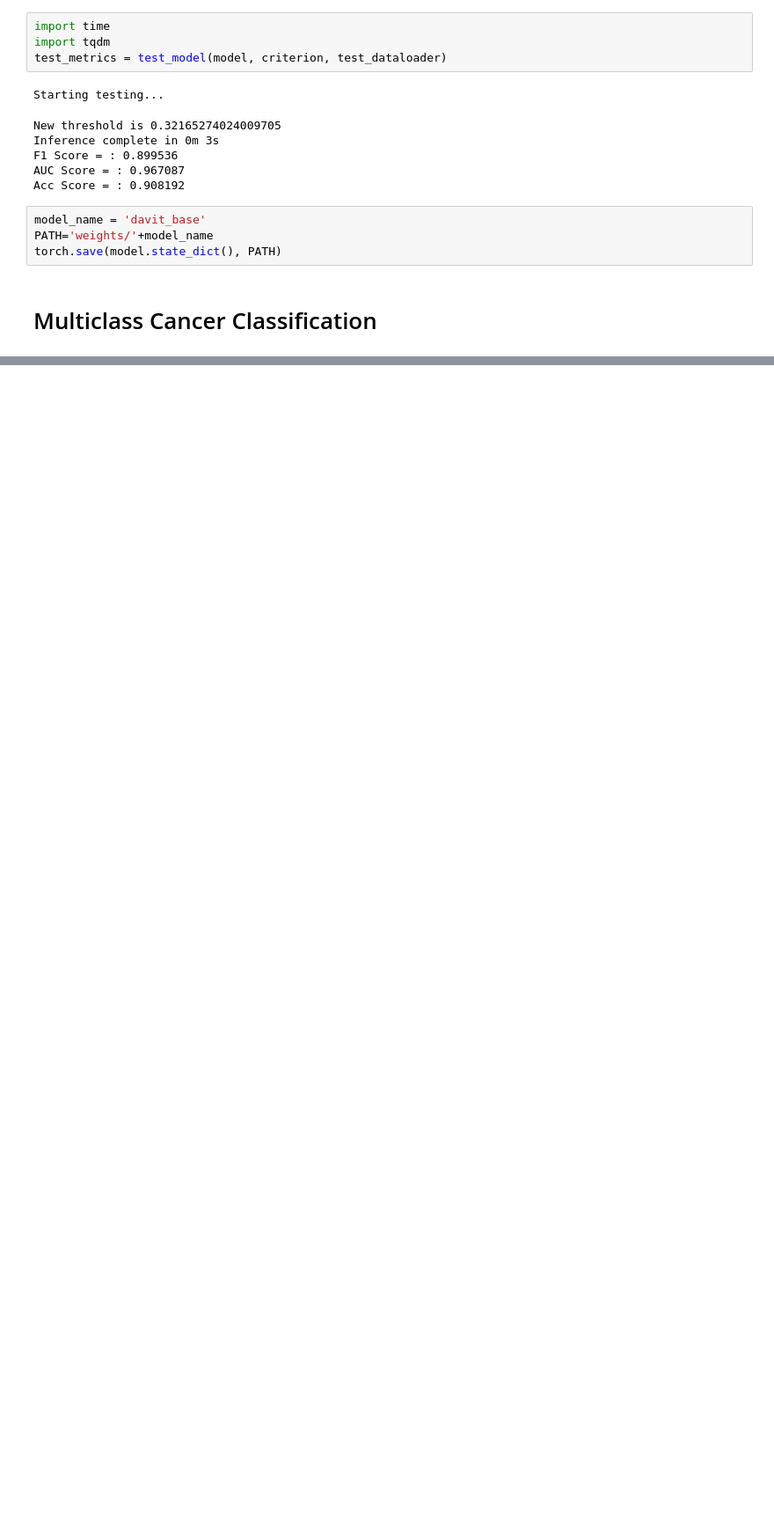
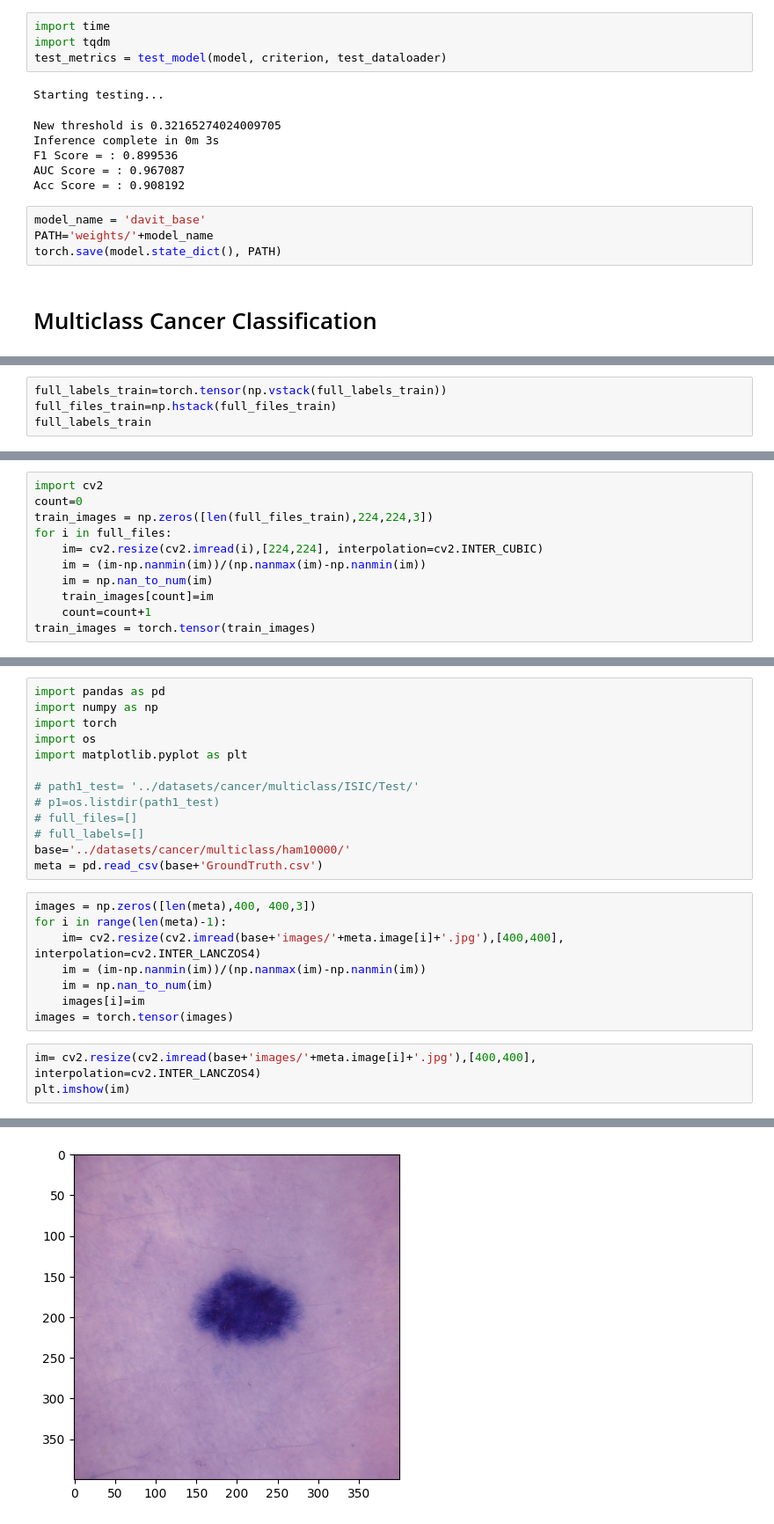
Before and after one commit to mberghouse/SkinScanner, a Jupyter notebook: src/initial_preprocessing_and_training.ipynb, the cells around one changed output, grey strips where cells are left out. Shown at 88% size. Saved outputs shown, nothing was run; the diff lists cells and outputs as text; blank space fills up the shorter version.

```diff
--- a/src/initial_preprocessing_and_training.ipynb
+++ b/src/initial_preprocessing_and_training.ipynb
@@ -404,0 +528,4 @@ path1_non_cancer = '../datasets/cancer/binary/binary-skin-cancer/Skin_Data/Non_C
+# %%
+full_labels_train=torch.tensor(np.vstack(full_labels_train))
+full_files_train=np.hstack(full_files_train)
+full_labels_train
@@ -405 +544,12 @@ path1_non_cancer = '../datasets/cancer/binary/binary-skin-cancer/Skin_Data/Non_C
+# %%
+import cv2
+count=0
+train_images = np.zeros([len(full_files_train),224,224,3])
+for i in full_files:
+    im= cv2.resize(cv2.imread(i),[224,224], interpolation=cv2.INTER_CUBIC)
+    im = (im-np.nanmin(im))/(np.nanmax(im)-np.nanmin(im))
+    im = np.nan_to_num(im)
+    train_images[count]=im
+    count=count+1
+train_images = torch.tensor(train_images)
 # %%
@@ -467,0 +675,25 @@ class CustomDataset(Dataset):
+# %%
+import pandas as pd
+import numpy as np
+import torch
+import os
+import matplotlib.pyplot as plt
+
+# path1_test= '../datasets/cancer/multiclass/ISIC/Test/'
+# p1=os.listdir(path1_test)
+# full_files=[]
+# full_labels=[]
+base='../datasets/cancer/multiclass/ham10000/'
+meta = pd.read_csv(base+'GroundTruth.csv')
+# %%
+images = np.zeros([len(meta),400, 400,3])
+for i in range(len(meta)-1):
+    im= cv2.resize(cv2.imread(base+'images/'+meta.image[i]+'.jpg'),[400,400], interpolation=cv2.INTER_LANCZOS4)
+    im = (im-np.nanmin(im))/(np.nanmax(im)-np.nanmin(im))
+    im = np.nan_to_num(im)
+    images[i]=im
+images = torch.tensor(images)
+# %%
+im= cv2.resize(cv2.imread(base+'images/'+meta.image[i]+'.jpg'),[400,400], interpolation=cv2.INTER_LANCZOS4)
+plt.imshow(im)
+# %% [output]
@@ -467,0 +701 @@ class CustomDataset(Dataset):
+[figure, added]
```
Also changed, not shown: parts of 21 cells of this notebook, 22 other files.
